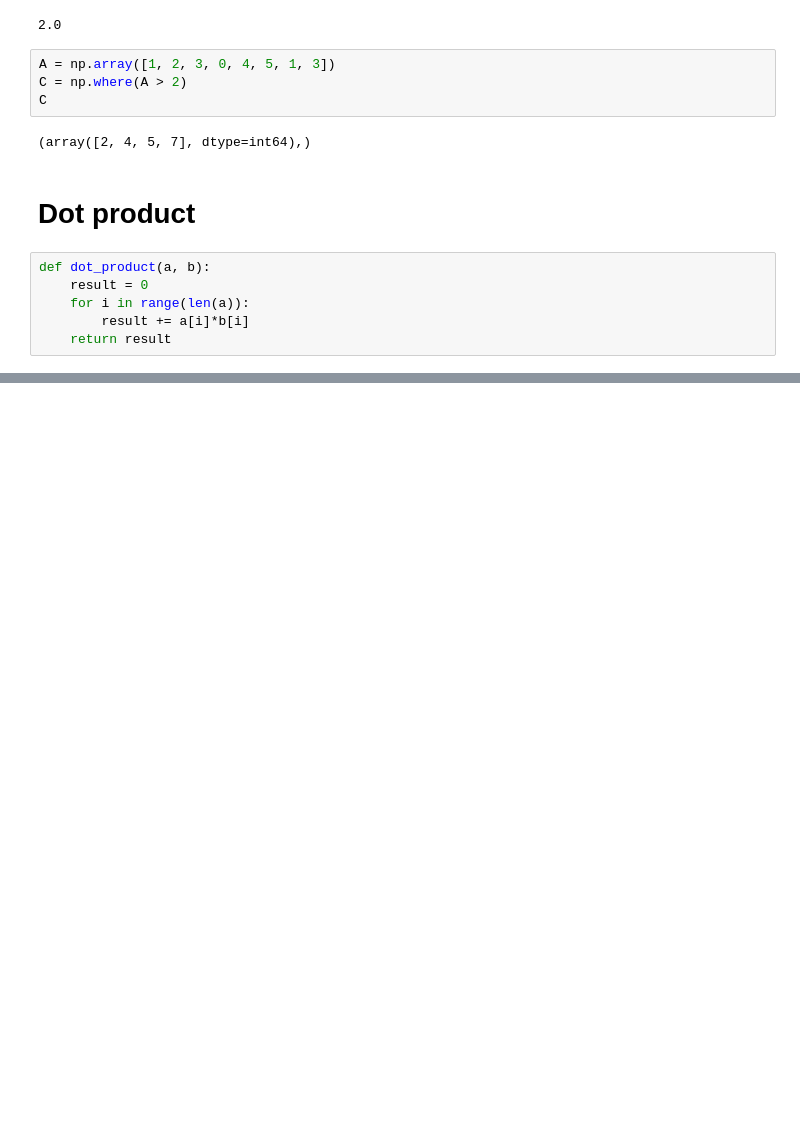
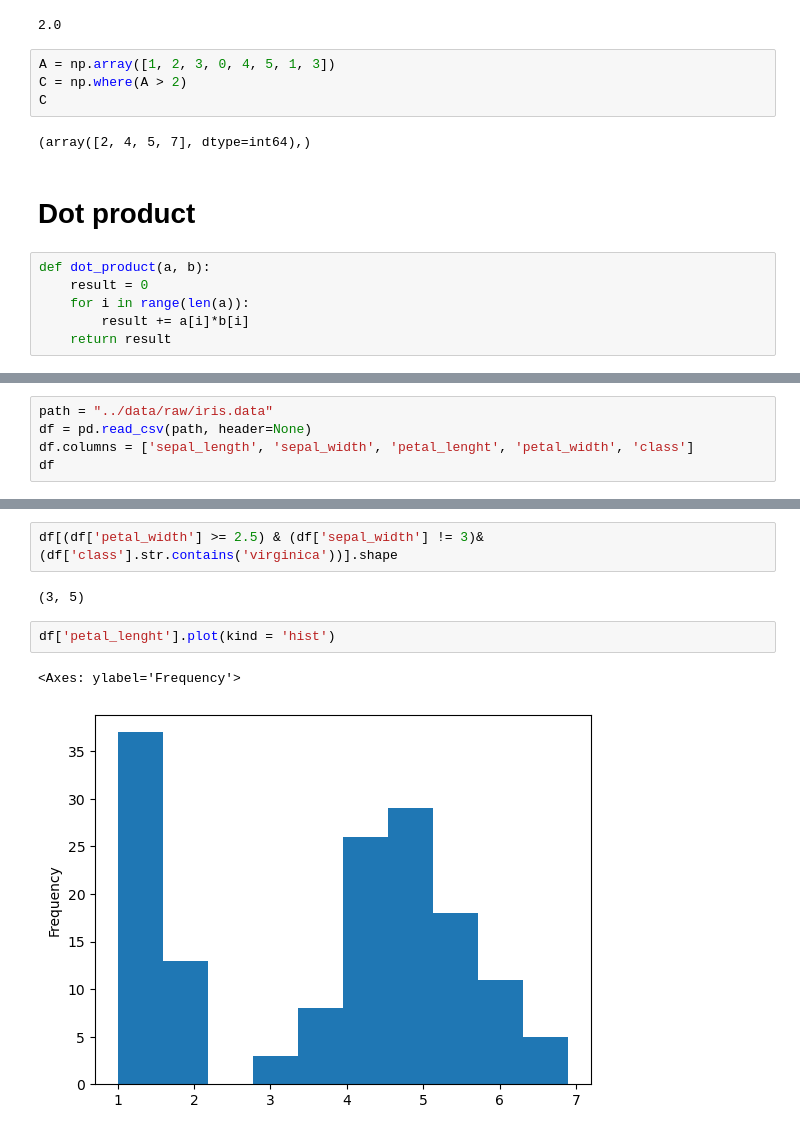
Before and after one commit to RafaelTakata0105/Data-analytics, a Jupyter notebook: notebooks/intro_numpy_pandas.ipynb, the cells around one changed output, grey strips where cells are left out. Saved outputs shown, nothing was run; the diff lists cells and outputs as text; blank space fills up the shorter version.

```diff
--- a/notebooks/intro_numpy_pandas.ipynb
+++ b/notebooks/intro_numpy_pandas.ipynb
@@ -179,0 +184,5 @@ Total time: 0.012090444564819336
+# %%
+path = "../data/raw/iris.data"
+df = pd.read_csv(path, header=None)
+df.columns = ['sepal_length', 'sepal_width', 'petal_lenght', 'petal_width', 'class']
+df
@@ -179,0 +358,9 @@ Total time: 0.012090444564819336
+# %%
+df[(df['petal_width'] >= 2.5) & (df['sepal_width'] != 3)& (df['class'].str.contains('virginica'))].shape
+# %% [output]
+(3, 5)
+# %%
+df['petal_lenght'].plot(kind = 'hist')
+# %% [output]
+<Axes: ylabel='Frequency'>
+[figure, added]
```
Also changed, not shown: parts of 23 cells of this notebook.
